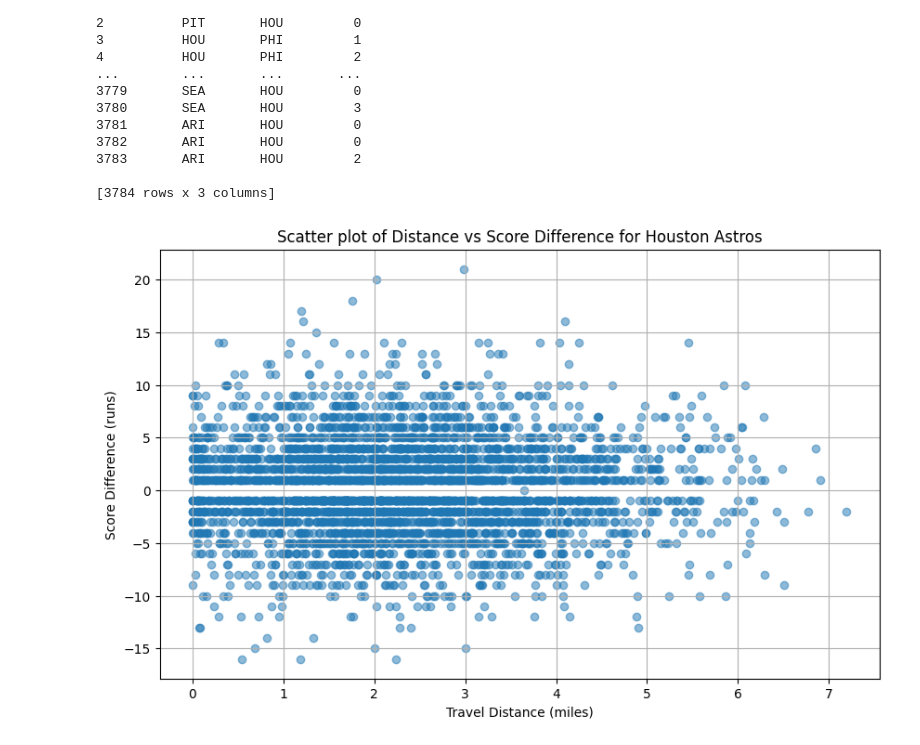
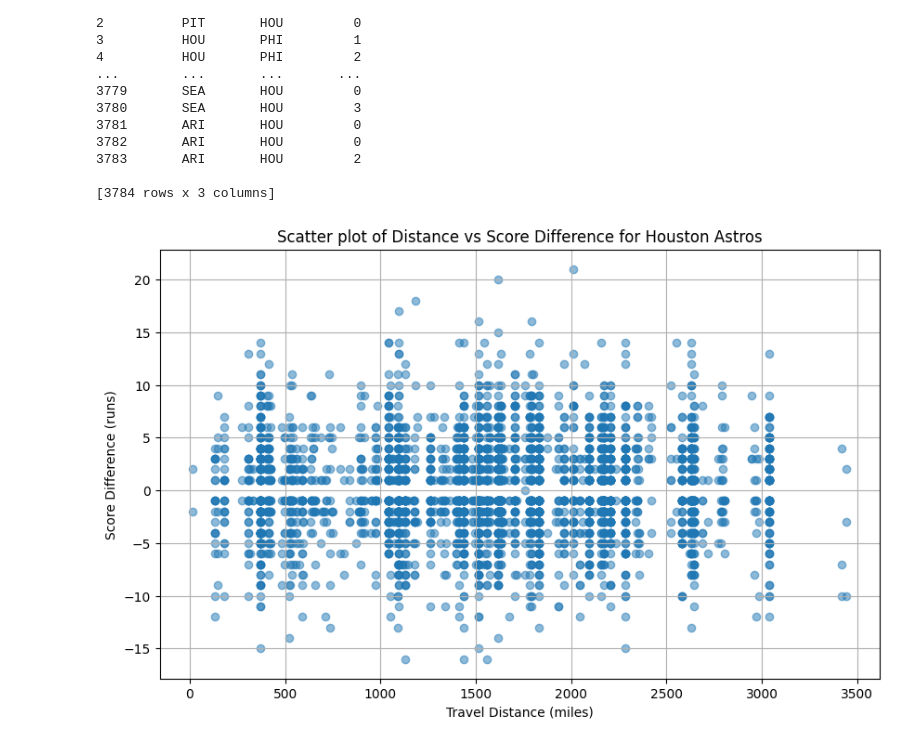
Before and after one commit to BenjaminMWZ/Rice_Datathon_2024, a Jupyter notebook: travel_analysis_astro.ipynb, the cells around one changed output. Saved outputs shown, nothing was run; the diff lists cells and outputs as text; code cells hidden in the pictures.

```diff
--- a/travel_analysis_astro.ipynb
+++ b/travel_analysis_astro.ipynb
@@ -194,7 +239,7 @@ for index, row in merged_df.iterrows():
         continue
     else:
         initial_factor = merged_df.loc[index - 1, 'distance_factor'] + merged_df.loc[index, 'distance'] / 1000
-        merged_df.loc[index, 'distance_factor'] = initial_factor * np.exp(-0.1 * merged_df.loc[index, 'days_after_travel'])
+        merged_df.loc[index, 'distance_factor'] = initial_factor * np.exp(-0.5 * merged_df.loc[index, 'days_after_travel'])
 
 print(merged_df[["home_team", "away_team", "distance", "days_after_travel", "distance_factor"]].head(30))
 # %% [output]
@@ -521,27 +571,27 @@ print(data[["home_team", "away_team", "home_run"]])
 # %%
 import pandas as pd
 import matplotlib.pyplot as plt
 
 # Load your dataset
 file_path = './travel_analysis_astro.csv'
 data = pd.read_csv(file_path)
 
 # Create a 'score_diff' column to reflect the margin of victory or defeat for the Houston Astros
 data['score_diff'] = data.apply(
     lambda row: row['home_score'] - row['away_score'] if row['home_team'] == 'HOU' else row['away_score'] - row['home_score'],
     axis=1
 )
 
 # Plotting scatter points of 'distance' vs. 'score_diff'
 plt.figure(figsize=(10, 6))
-plt.scatter(data['distance_factor'], data['score_diff'], alpha=0.5)
+plt.scatter(data['distance'], data['score_diff'], alpha=0.5)
 plt.title('Scatter plot of Distance vs Score Difference for Houston Astros')
 plt.xlabel('Travel Distance (miles)')
 plt.ylabel('Score Difference (runs)')
 plt.grid(True)
 plt.show()
 # %% [output]
-[figure, old version]
+[figure, new version]
 # %%
 import pandas as pd
 import matplotlib.pyplot as plt
```
Also changed, not shown: parts of 4 cells of this notebook, 1 other file.
